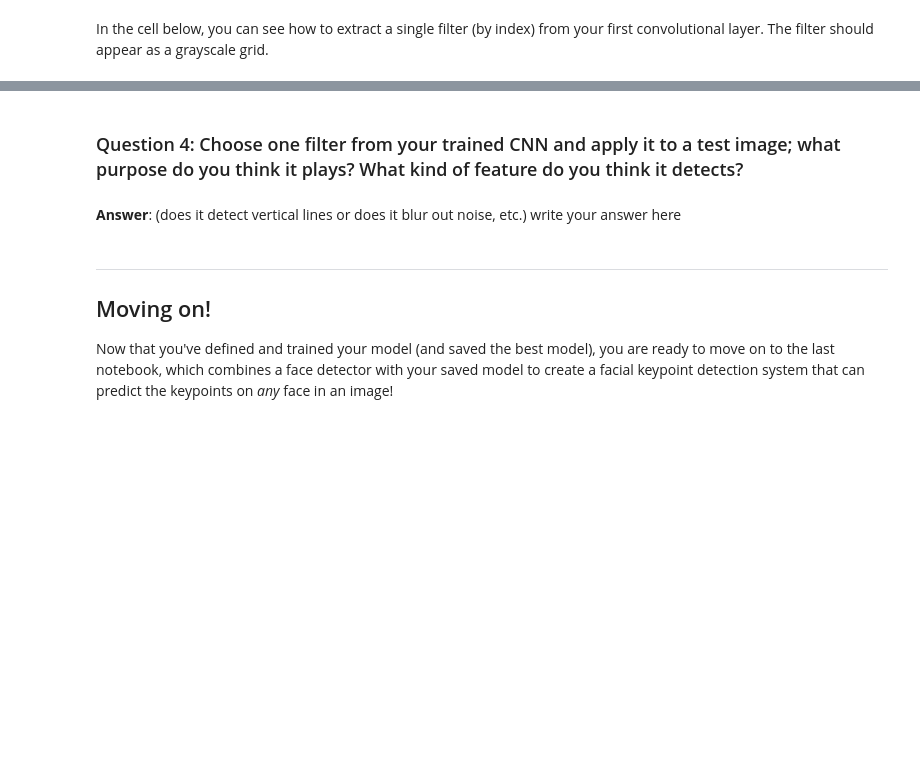
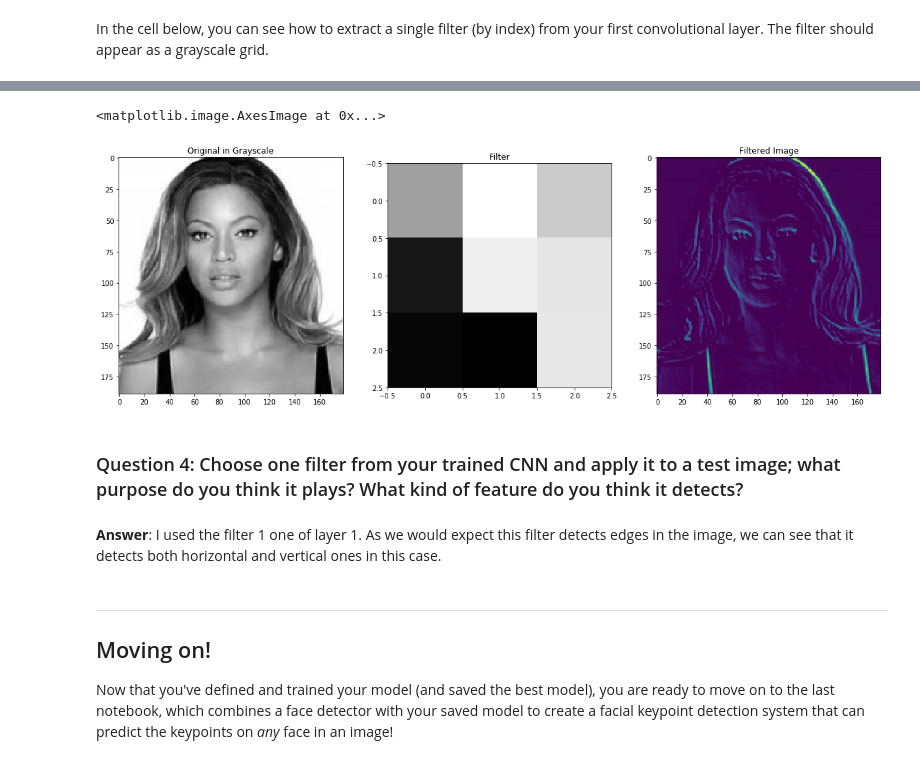
Before and after one commit to Cedric-Perauer/CV-ND-Facial-Keypoint-Detection-, a Jupyter notebook: 2. Define the Network Architecture.ipynb, the cells around one changed output, grey strips where cells are left out. Saved outputs shown, nothing was run; the diff lists cells and outputs as text; code cells hidden in the pictures; blank space fills up the shorter version.

```diff
--- a/2. Define the Network Architecture.ipynb
+++ b/2. Define the Network Architecture.ipynb
@@ -560,13 +619,30 @@ Next, choose a test image and filter it with one of the convolutional kernels in
 ---
 # %%
 ##TODO: load in and display any image from the transformed test dataset
-
+import cv2
 ## TODO: Using cv's filter2D function,
 ## apply a specific set of filter weights (like the one displayed above) to the test image
+image = cv2.imread('./data/test/Beyonce_Knowles_50.jpg')
+img = cv2.cvtColor(image,cv2.COLOR_BGR2GRAY)
+img_filter = cv2.filter2D(img,-1,w[filter_index][0])
+
+
+f, (ax1,ax2,ax3) = plt.subplots(1, 3, figsize=(20,10))
+
+ax1.set_title('Original in Grayscale')
+ax1.imshow(img,cmap='gray')
+ax2.set_title('Filter')
+ax2.imshow(w[filter_index][0], cmap='gray')
+ax3.set_title('Filtered Image')
+ax3.imshow(img_filter)
+# %% [output]
+<matplotlib.image.AxesImage at 0x...>
+[figure, added]
 # %% [markdown]
 ### Question 4: Choose one filter from your trained CNN and apply it to a test image; what purpose do you think it plays? What kind of feature do you think it detects?
-# %% [markdown]
-**Answer**: (does it detect vertical lines or does it blur out noise, etc.) write your answer here
+# %% [markdown]
+**Answer**:
+I used the filter 1 one of layer 1. As we would expect this filter detects edges in the image, we can see that it detects both horizontal and vertical ones in this case.
 # %% [markdown]
 ---
 ## Moving on!
```
Also changed, not shown: parts of 22 cells of this notebook, 3 other files.
